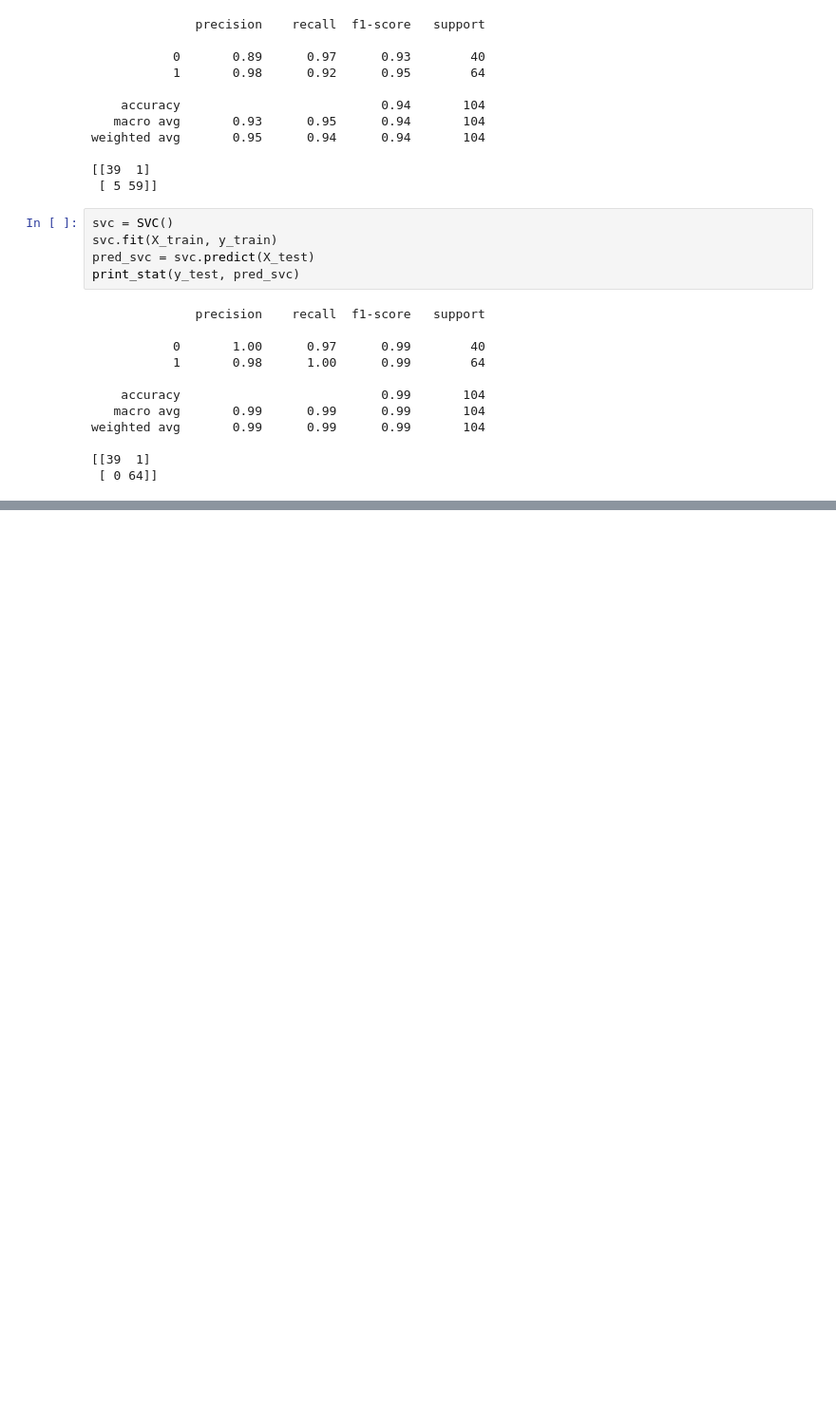
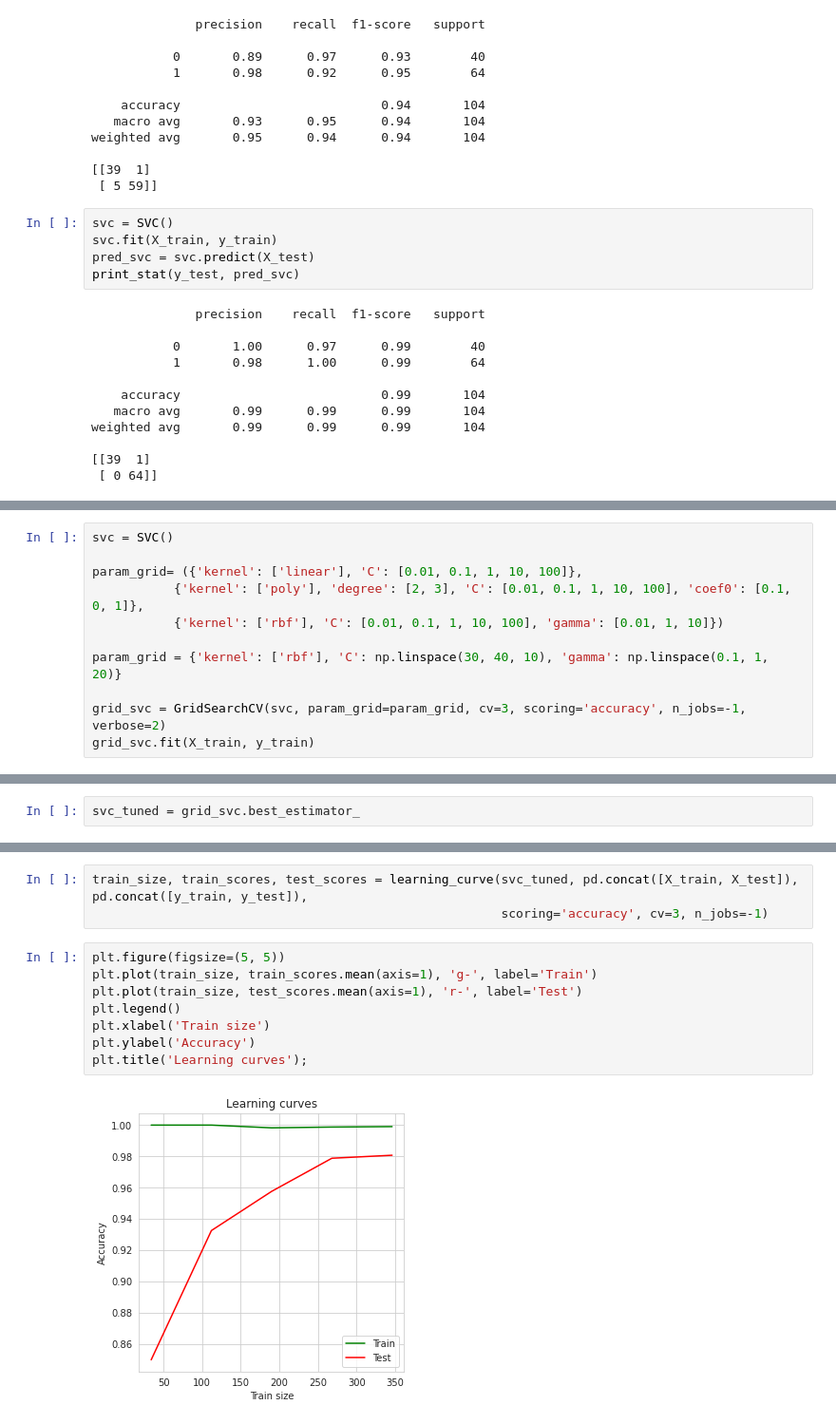
Before and after one commit to Artem-geo/ML_examples, a Jupyter notebook: diabet/diabet.ipynb, the cells around one changed output, grey strips where cells are left out. Shown at 95% size. Saved outputs shown, nothing was run; the diff lists cells and outputs as text; blank space fills up the shorter version.

Commit message:
svc model was tuned

```diff
--- a/diabet/diabet.ipynb
+++ b/diabet/diabet.ipynb
@@ -269,0 +270,11 @@ weighted avg       0.99      0.99      0.99       104
+# %%
+svc = SVC()
+
+param_grid= ({'kernel': ['linear'], 'C': [0.01, 0.1, 1, 10, 100]},
+           {'kernel': ['poly'], 'degree': [2, 3], 'C': [0.01, 0.1, 1, 10, 100], 'coef0': [0.1, 0, 1]},
+           {'kernel': ['rbf'], 'C': [0.01, 0.1, 1, 10, 100], 'gamma': [0.01, 1, 10]})
+
+param_grid = {'kernel': ['rbf'], 'C': np.linspace(30, 40, 10), 'gamma': np.linspace(0.1, 1, 20)}
+
+grid_svc = GridSearchCV(svc, param_grid=param_grid, cv=3, scoring='accuracy', n_jobs=-1, verbose=2)
+grid_svc.fit(X_train, y_train)
@@ -269,0 +300,2 @@ weighted avg       0.99      0.99      0.99       104
+# %%
+svc_tuned = grid_svc.best_estimator_
@@ -269,0 +317,13 @@ weighted avg       0.99      0.99      0.99       104
+# %%
+train_size, train_scores, test_scores = learning_curve(svc_tuned, pd.concat([X_train, X_test]), pd.concat([y_train, y_test]),
+                                                       scoring='accuracy', cv=3, n_jobs=-1)
+# %%
+plt.figure(figsize=(5, 5))
+plt.plot(train_size, train_scores.mean(axis=1), 'g-', label='Train')
+plt.plot(train_size, test_scores.mean(axis=1), 'r-', label='Test')
+plt.legend()
+plt.xlabel('Train size')
+plt.ylabel('Accuracy')
+plt.title('Learning curves');
+# %% [output]
+[figure, added]
```
Also changed, not shown: parts of 9 cells of this notebook.
